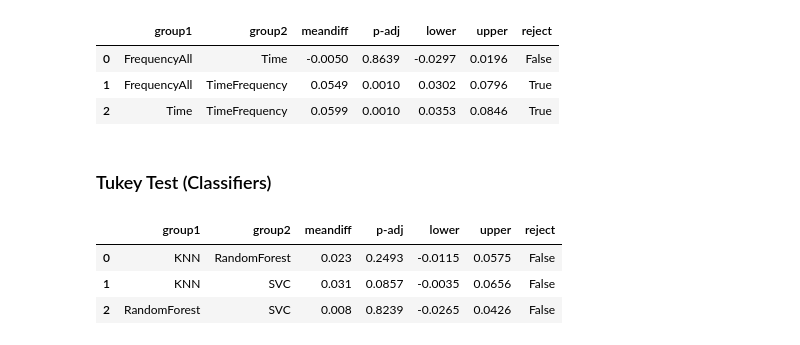
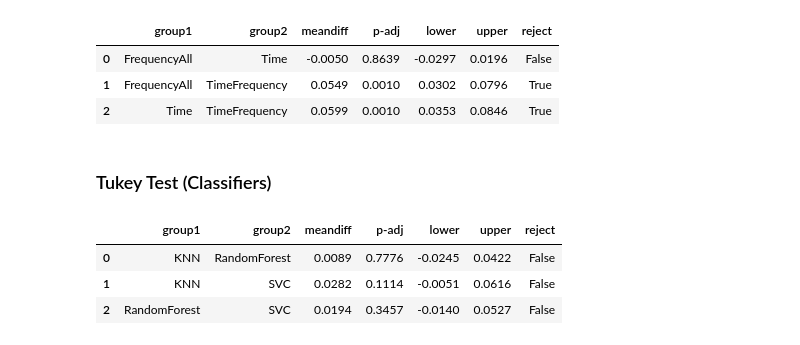
Before and after one commit to saebragani/Activity-Recognition, a Jupyter notebook: InterSubjectReport.ipynb, the cells around one changed output. Drawn from its saved outputs; the diff is of its cells as text; code cells hidden in the pictures.

```diff
--- a/InterSubjectReport.ipynb
+++ b/InterSubjectReport.ipynb
@@ -211,11 +211,11 @@ tukey_df
 # %% [markdown]
 ### Tukey Test (Classifiers)
 # %%
-m_comp = pairwise_tukeyhsd(endog=accuracy_10sec_df['overall_accuracy'], groups=accuracy_10sec_df['classifier'], alpha=0.05)
+m_comp = pairwise_tukeyhsd(endog=accuracy_4sec_df['overall_accuracy'], groups=accuracy_4sec_df['classifier'], alpha=0.05)
 tukey_df = pd.DataFrame(data=m_comp._results_table.data[1:], columns = m_comp._results_table.data[0])
 tukey_df
 # %% [output]
 |  | group1 | group2 | meandiff | p-adj | lower | upper | reject |
-| 0 | KNN | RandomForest | 0.023 | 0.2493 | -0.0115 | 0.0575 | False |
-| 1 | KNN | SVC | 0.031 | 0.0857 | -0.0035 | 0.0656 | False |
-| 2 | RandomForest | SVC | 0.008 | 0.8239 | -0.0265 | 0.0426 | False |
+| 0 | KNN | RandomForest | 0.0089 | 0.7776 | -0.0245 | 0.0422 | False |
+| 1 | KNN | SVC | 0.0282 | 0.1114 | -0.0051 | 0.0616 | False |
+| 2 | RandomForest | SVC | 0.0194 | 0.3457 | -0.0140 | 0.0527 | False |
```
Also changed, not shown: 1 other file.
